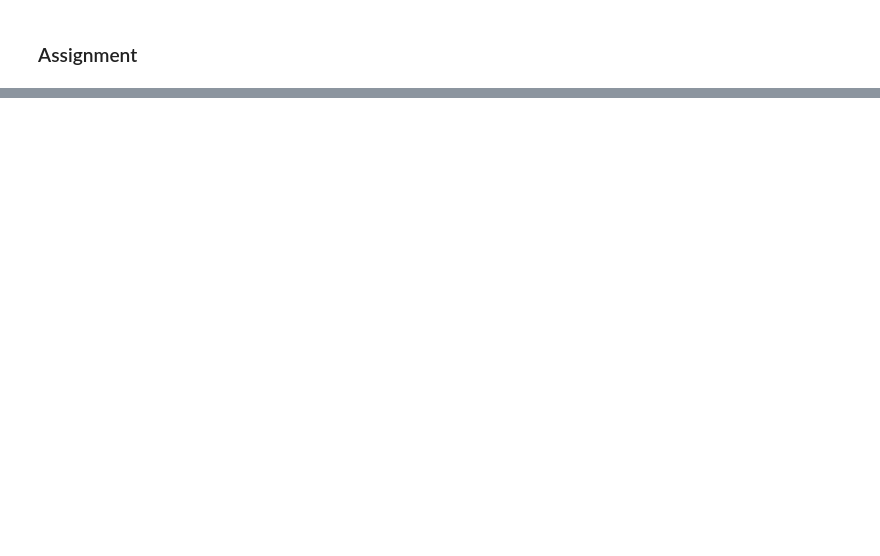
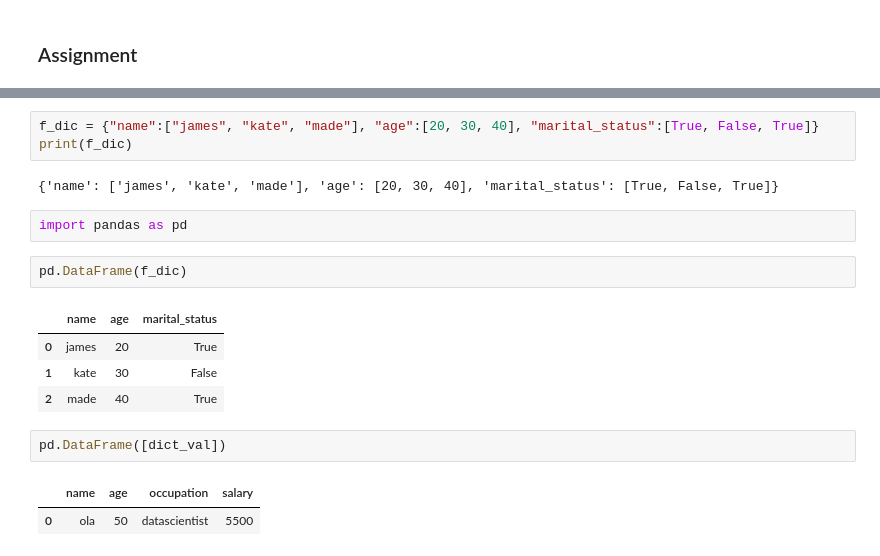
Before and after one commit to Cetezin/data_analytic, a Jupyter notebook: ClassWork.ipynb, the cells around one changed output, grey strips where cells are left out. Saved outputs shown, nothing was run; the diff lists cells and outputs as text; blank space fills up the shorter version.

```diff
--- a/ClassWork.ipynb
+++ b/ClassWork.ipynb
@@ -196,0 +275,19 @@ print(arr_list)
+# %%
+f_dic = {"name":["james", "kate", "made"], "age":[20, 30, 40], "marital_status":[True, False, True]}
+print(f_dic)
+# %% [output]
+{'name': ['james', 'kate', 'made'], 'age': [20, 30, 40], 'marital_status': [True, False, True]}
+# %%
+import pandas as pd
+# %%
+pd.DataFrame(f_dic)
+# %% [output]
+|  | name | age | marital_status |
+| 0 | james | 20 | True |
+| 1 | kate | 30 | False |
+| 2 | made | 40 | True |
+# %%
+pd.DataFrame([dict_val])
+# %% [output]
+|  | name | age | occupation | salary |
+| 0 | ola | 50 | datascientist | 5500 |
```
Also changed, not shown: parts of 49 cells of this notebook.
